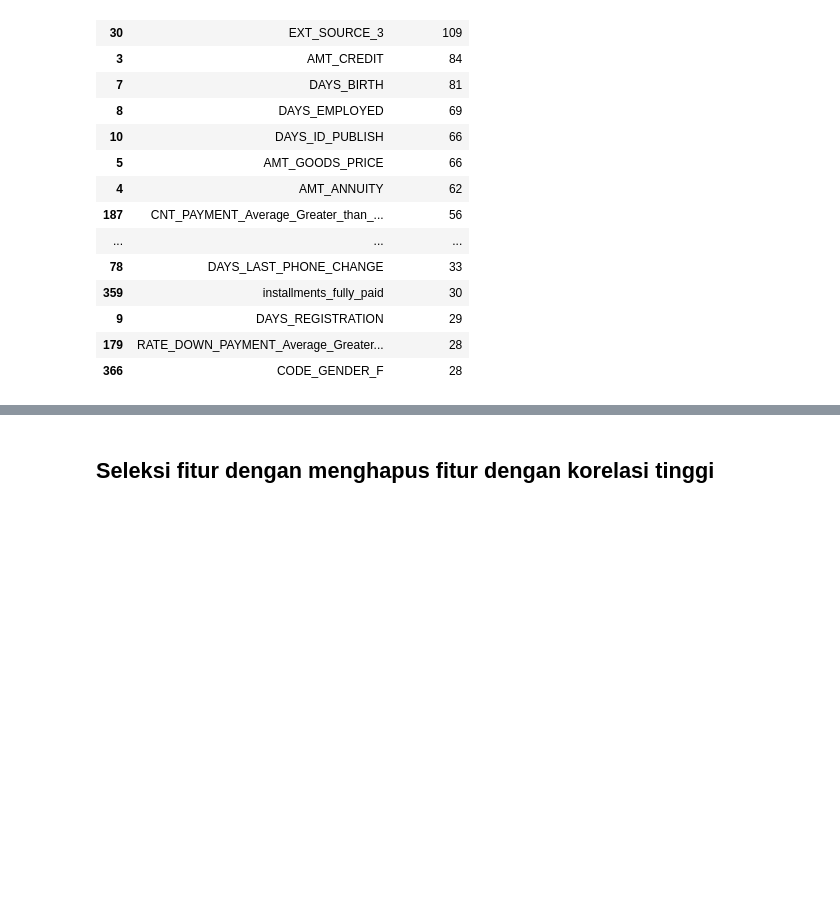
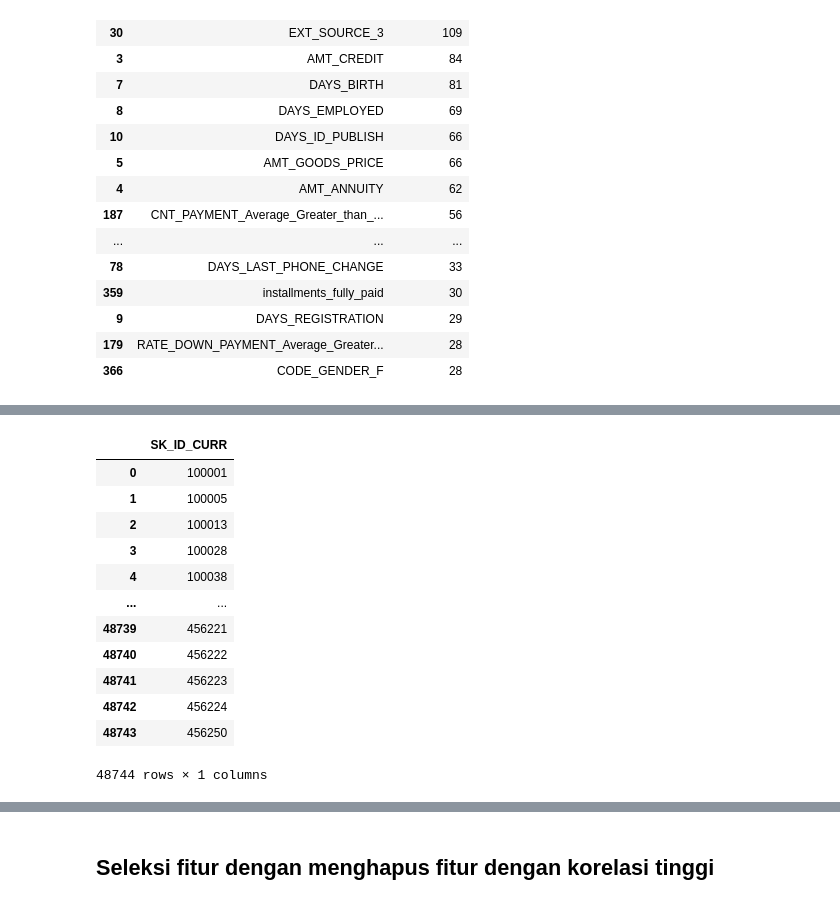
Before and after one commit to kelvin2401/portfolio, a Jupyter notebook: Home Credit Risk Prediction/Home Credit Final Project.ipynb, the cells around one changed output, grey strips where cells are left out. Cells and saved outputs as stored; diff of their text form; code cells hidden in the pictures; blank space fills up the shorter version.

```diff
--- a/Home Credit Risk Prediction/Home Credit Final Project.ipynb
+++ b/Home Credit Risk Prediction/Home Credit Final Project.ipynb
@@ -3073,0 +3134,19 @@ feature_importance_df.head(30)
+# %%
+df = pd.read_csv('application_test.csv')
+# %%
+df = df[['SK_ID_CURR']]
+df
+# %% [output]
+|  | SK_ID_CURR |
+| 0 | 100001 |
+| 1 | 100005 |
+| 2 | 100013 |
+| 3 | 100028 |
+| 4 | 100038 |
+| ... | ... |
+| 48739 | 456221 |
+| 48740 | 456222 |
+| 48741 | 456223 |
+| 48742 | 456224 |
+| 48743 | 456250 |
+48744 rows × 1 columns
```
Also changed, not shown: parts of 26 cells of this notebook.
